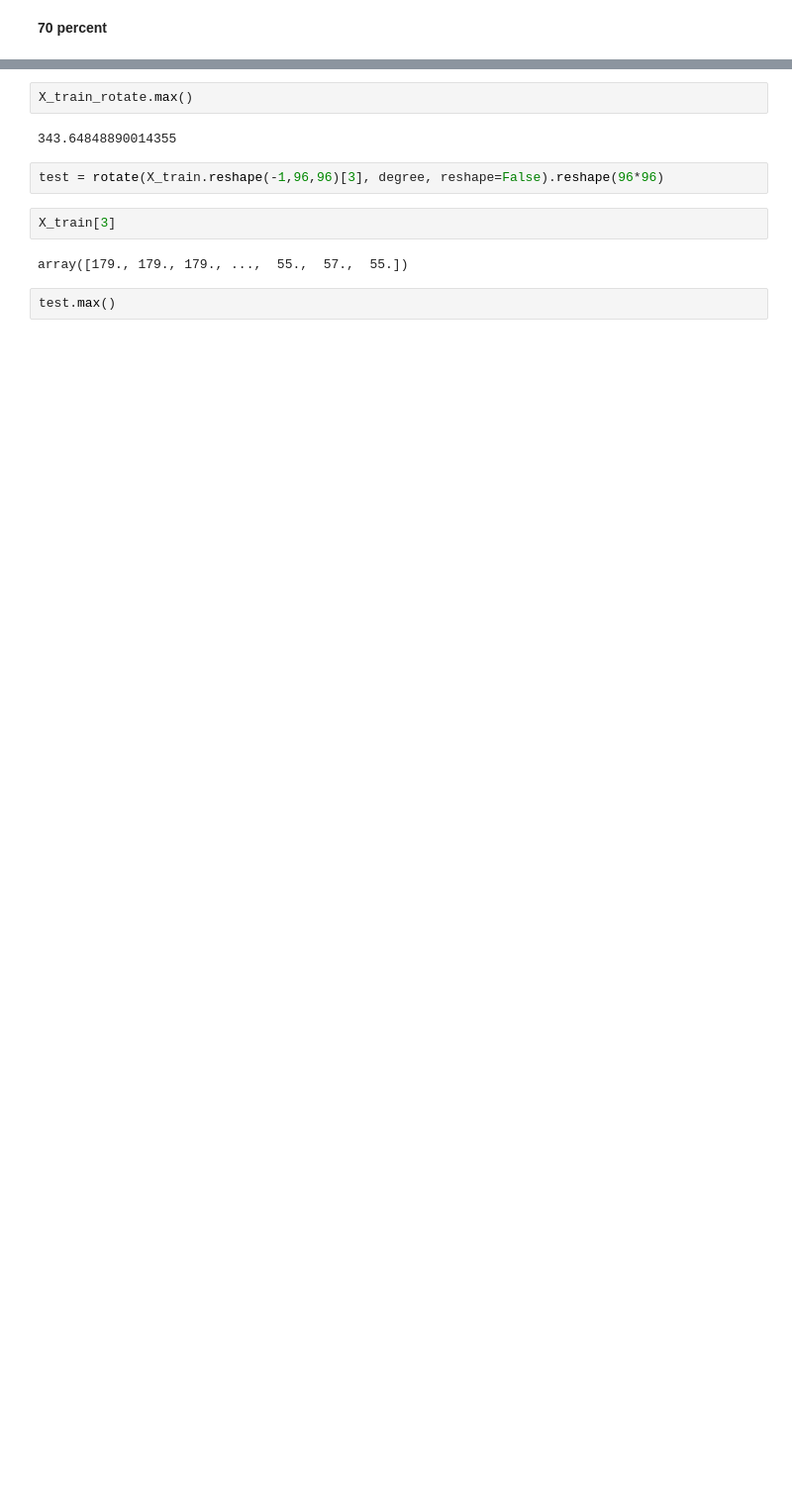
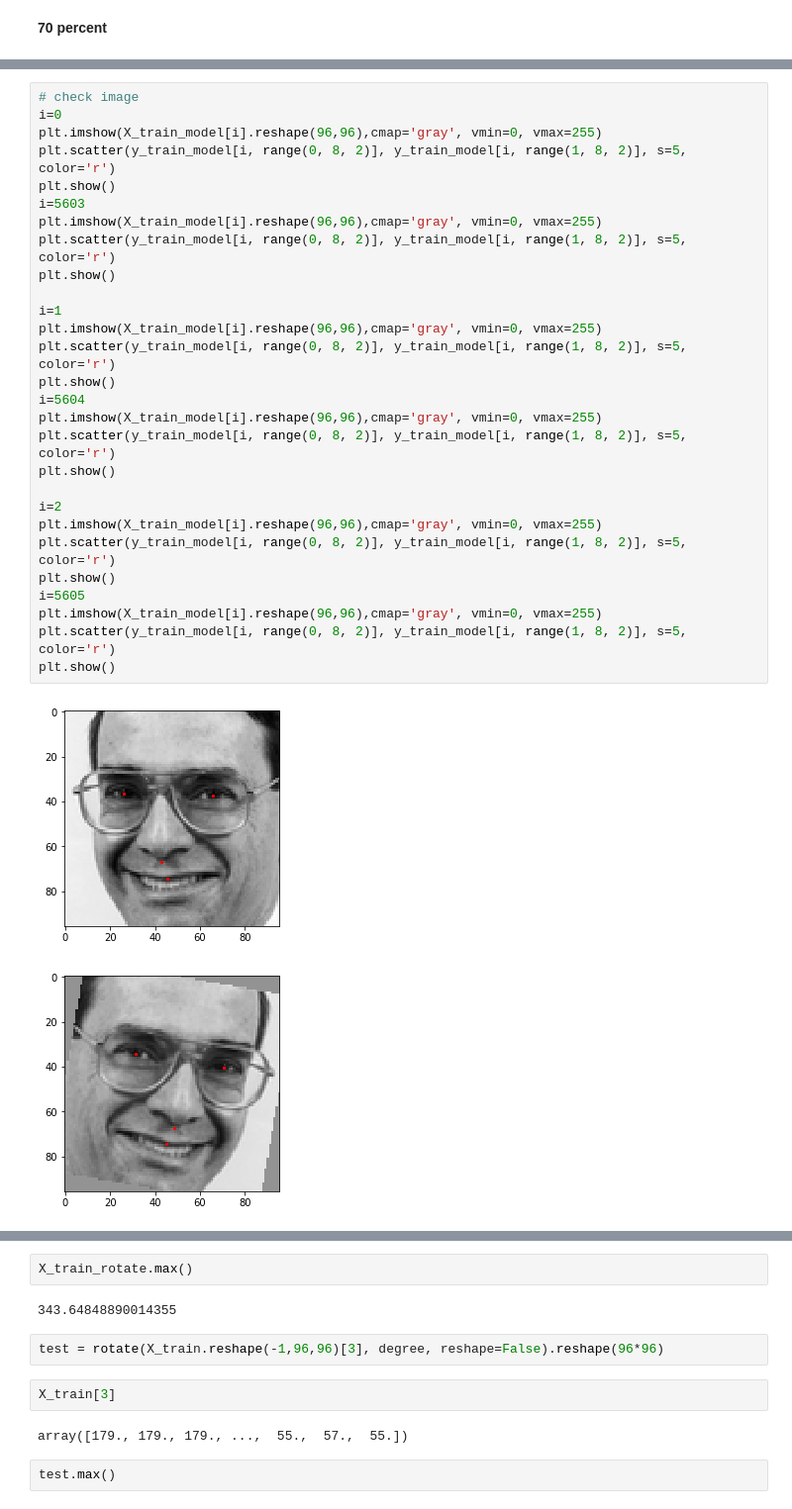
Before and after one commit to catnado/Facial_Key_Points_Detection, a Jupyter notebook: data_preprocessing.ipynb, the cells around one changed output, grey strips where cells are left out. Shown at 99% size. Saved outputs shown, nothing was run; the diff lists cells and outputs as text; blank space fills up the shorter version.

```diff
--- a/data_preprocessing.ipynb
+++ b/data_preprocessing.ipynb
@@ -706,0 +940,31 @@ plt.show()
+# %%
+# check image
+i=0
+plt.imshow(X_train_model[i].reshape(96,96),cmap='gray', vmin=0, vmax=255)
+plt.scatter(y_train_model[i, range(0, 8, 2)], y_train_model[i, range(1, 8, 2)], s=5, color='r')
+plt.show()
+i=5603
+plt.imshow(X_train_model[i].reshape(96,96),cmap='gray', vmin=0, vmax=255)
+plt.scatter(y_train_model[i, range(0, 8, 2)], y_train_model[i, range(1, 8, 2)], s=5, color='r')
+plt.show()
+
+i=1
+plt.imshow(X_train_model[i].reshape(96,96),cmap='gray', vmin=0, vmax=255)
+plt.scatter(y_train_model[i, range(0, 8, 2)], y_train_model[i, range(1, 8, 2)], s=5, color='r')
+plt.show()
+i=5604
+plt.imshow(X_train_model[i].reshape(96,96),cmap='gray', vmin=0, vmax=255)
+plt.scatter(y_train_model[i, range(0, 8, 2)], y_train_model[i, range(1, 8, 2)], s=5, color='r')
+plt.show()
+
+i=2
+plt.imshow(X_train_model[i].reshape(96,96),cmap='gray', vmin=0, vmax=255)
+plt.scatter(y_train_model[i, range(0, 8, 2)], y_train_model[i, range(1, 8, 2)], s=5, color='r')
+plt.show()
+i=5605
+plt.imshow(X_train_model[i].reshape(96,96),cmap='gray', vmin=0, vmax=255)
+plt.scatter(y_train_model[i, range(0, 8, 2)], y_train_model[i, range(1, 8, 2)], s=5, color='r')
+plt.show()
+# %% [output]
+[figure, added]
+[figure, added]
```
Also changed, not shown: parts of 35 cells of this notebook, 2 other files.
